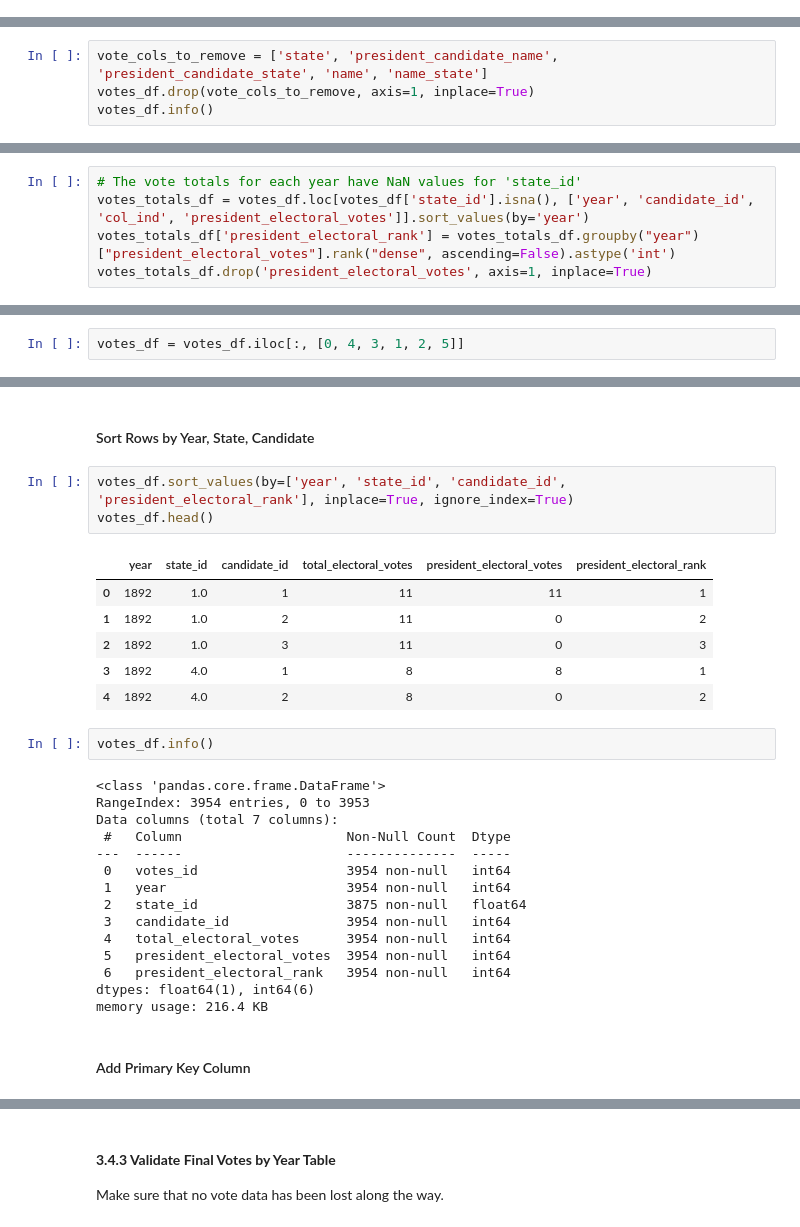
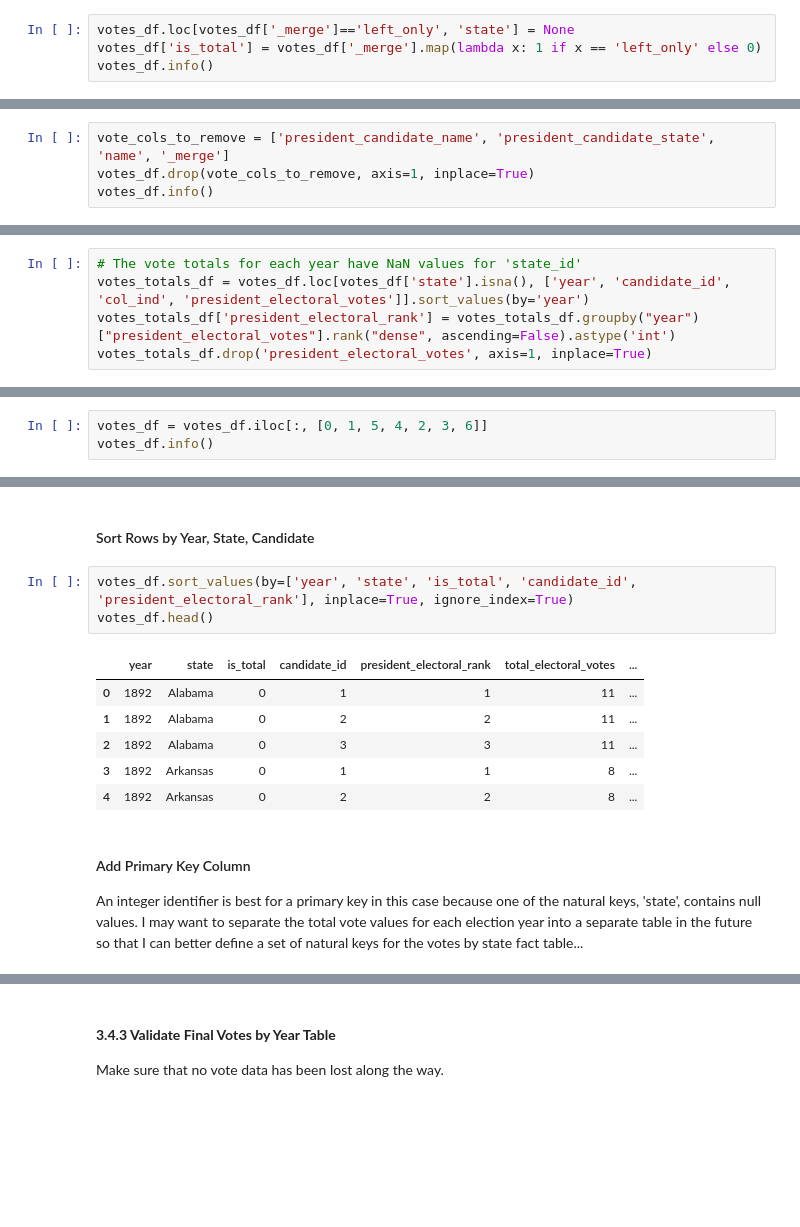
Before and after one commit to frederick-douglas-pearce/us-presidential-vote-analysis, a Jupyter notebook: step1_electoral_college_data.ipynb, the cells around one changed output, grey strips where cells are left out. Drawn from its saved outputs; the diff is of its cells as text; blank space fills up the shorter version.

Commit message:
Remove int primary key from state dim df, update doc

```diff
--- a/step1_electoral_college_data.ipynb
+++ b/step1_electoral_college_data.ipynb
@@ -1244,0 +1274,4 @@ memory usage: 370.7+ KB
+# %%
+votes_df.loc[votes_df['_merge']=='left_only', 'state'] = None
+votes_df['is_total'] = votes_df['_merge'].map(lambda x: 1 if x == 'left_only' else 0)
+votes_df.info()
@@ -1248,5 +1300,5 @@ Only the following columns are included in the Final Votes by Year table: 'year'
 # %%
-vote_cols_to_remove = ['state', 'president_candidate_name', 'president_candidate_state', 'name', 'name_state']
+vote_cols_to_remove = ['president_candidate_name', 'president_candidate_state', 'name', '_merge']
 votes_df.drop(vote_cols_to_remove, axis=1, inplace=True)
 votes_df.info()
 # %% [output]
@@ -1269,6 +1324,6 @@ I've decided to add a column that defines the rank of each Presidential Candidat
 # %%
 # The vote totals for each year have NaN values for 'state_id'
-votes_totals_df = votes_df.loc[votes_df['state_id'].isna(), ['year', 'candidate_id', 'col_ind', 'president_electoral_votes']].sort_values(by='year')
+votes_totals_df = votes_df.loc[votes_df['state'].isna(), ['year', 'candidate_id', 'col_ind', 'president_electoral_votes']].sort_values(by='year')
 votes_totals_df['president_electoral_rank'] = votes_totals_df.groupby("year")["president_electoral_votes"].rank("dense", ascending=False).astype('int')
 votes_totals_df.drop('president_electoral_votes', axis=1, inplace=True)
 # %%
@@ -1308,4 +1380,5 @@ votes_df = votes_df.astype({'year': 'int'}, copy=False)
 # %% [markdown]
 #### Update Column Order
 # %%
-votes_df = votes_df.iloc[:, [0, 4, 3, 1, 2, 5]]
+votes_df = votes_df.iloc[:, [0, 1, 5, 4, 2, 3, 6]]
+votes_df.info()
@@ -1312,34 +1400,18 @@ votes_df = votes_df.iloc[:, [0, 4, 3, 1, 2, 5]]
 # %% [markdown]
 #### Sort Rows by Year, State, Candidate
 # %%
-votes_df.sort_values(by=['year', 'state_id', 'candidate_id', 'president_electoral_rank'], inplace=True, ignore_index=True)
+votes_df.sort_values(by=['year', 'state', 'is_total', 'candidate_id', 'president_electoral_rank'], inplace=True, ignore_index=True)
 votes_df.head()
 # %% [output]
-|  | year | state_id | candidate_id | total_electoral_votes | president_electoral_votes | president_electoral_rank |
-| 0 | 1892 | 1.0 | 1 | 11 | 11 | 1 |
-| 1 | 1892 | 1.0 | 2 | 11 | 0 | 2 |
-| 2 | 1892 | 1.0 | 3 | 11 | 0 | 3 |
-| 3 | 1892 | 4.0 | 1 | 8 | 8 | 1 |
-| 4 | 1892 | 4.0 | 2 | 8 | 0 | 2 |
+|  | year | state | is_total | candidate_id | president_electoral_rank | total_electoral_votes | ... |
+| 0 | 1892 | Alabama | 0 | 1 | 1 | 11 | ... |
+| 1 | 1892 | Alabama | 0 | 2 | 2 | 11 | ... |
+| 2 | 1892 | Alabama | 0 | 3 | 3 | 11 | ... |
+| 3 | 1892 | Arkansas | 0 | 1 | 1 | 8 | ... |
+| 4 | 1892 | Arkansas | 0 | 2 | 2 | 8 | ... |
-# %%
-votes_df.info()
-# %% [output]
-<class 'pandas.core.frame.DataFrame'>
-RangeIndex: 3954 entries, 0 to 3953
-Data columns (total 7 columns):
- #   Column                     Non-Null Count  Dtype
----  ------                     --------------  -----
- 0   votes_id                   3954 non-null   int64
- 1   year                       3954 non-null   int64
- 2   state_id                   3875 non-null   float64
- 3   candidate_id               3954 non-null   int64
- 4   total_electoral_votes      3954 non-null   int64
- 5   president_electoral_votes  3954 non-null   int64
- 6   president_electoral_rank   3954 non-null   int64
-dtypes: float64(1), int64(6)
-memory usage: 216.4 KB
-# %% [markdown]
-#### Add Primary Key Column
+# %% [markdown]
+#### Add Primary Key Column
+An integer identifier is best for a primary key in this case because one of the natural keys, 'state', contains null values. I may want to separate the total vote values for each election year into a separate table in the future so that I can better define a set of natural keys for the votes by state fact table...
 # %%
 votes_df.reset_index(inplace=True)
 votes_df.rename({'index': 'votes_id'}, axis=1, inplace=True)
```
Also changed, not shown: parts of 33 cells of this notebook.
